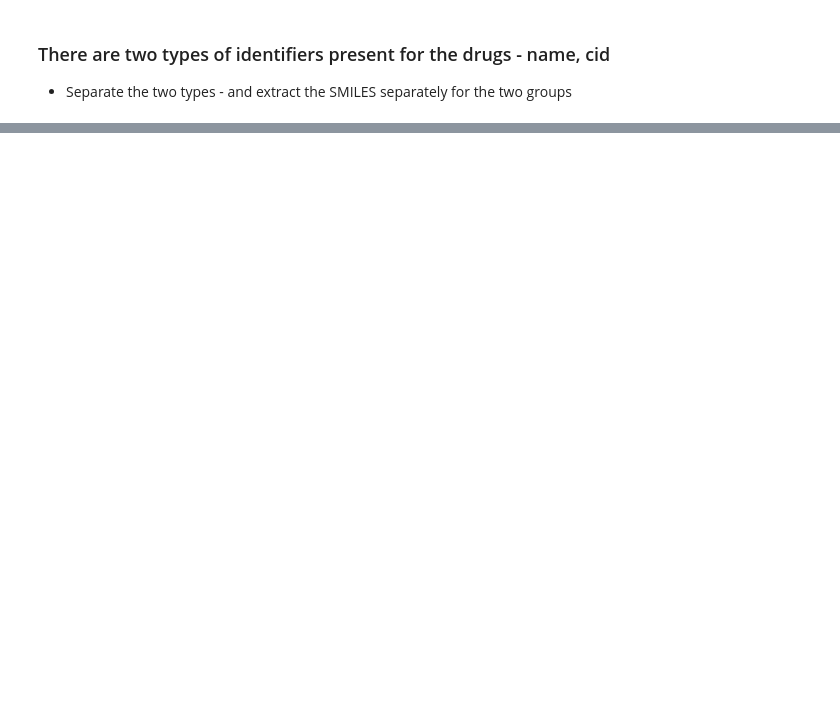
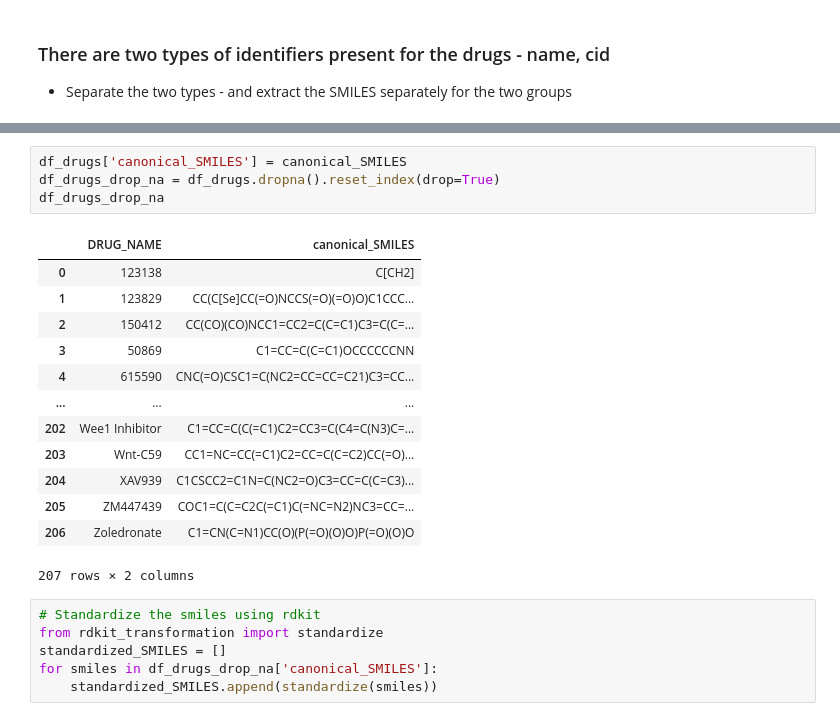
Before and after one commit to debnathk/dleps, a Jupyter notebook: code/DLEPS/reference_drug/gdsc_drugs_preprocessing.ipynb, the cells around one changed output, grey strips where cells are left out. Saved outputs shown, nothing was run; the diff lists cells and outputs as text; blank space fills up the shorter version.

```diff
--- a/code/DLEPS/reference_drug/gdsc_drugs_preprocessing.ipynb
+++ b/code/DLEPS/reference_drug/gdsc_drugs_preprocessing.ipynb
@@ -64,0 +120,24 @@ CC(=O)OC1=CC=CC=C1C(=O)O
+# %%
+df_drugs['canonical_SMILES'] = canonical_SMILES
+df_drugs_drop_na = df_drugs.dropna().reset_index(drop=True)
+df_drugs_drop_na
+# %% [output]
+|  | DRUG_NAME | canonical_SMILES |
+| 0 | 123138 | C[CH2] |
+| 1 | 123829 | CC(C[Se]CC(=O)NCCS(=O)(=O)O)C1CCC... |
+| 2 | 150412 | CC(CO)(CO)NCC1=CC2=C(C=C1)C3=C(C=... |
+| 3 | 50869 | C1=CC=C(C=C1)OCCCCCCNN |
+| 4 | 615590 | CNC(=O)CSC1=C(NC2=CC=CC=C21)C3=CC... |
+| ... | ... | ... |
+| 202 | Wee1 Inhibitor | C1=CC=C(C(=C1)C2=CC3=C(C4=C(N3)C=... |
+| 203 | Wnt-C59 | CC1=NC=CC(=C1)C2=CC=C(C=C2)CC(=O)... |
+| 204 | XAV939 | C1CSCC2=C1N=C(NC2=O)C3=CC=C(C=C3)... |
+| 205 | ZM447439 | COC1=C(C=C2C(=C1)C(=NC=N2)NC3=CC=... |
+| 206 | Zoledronate | C1=CN(C=N1)CC(O)(P(=O)(O)O)P(=O)(O)O |
+207 rows × 2 columns
+# %%
+# Standardize the smiles using rdkit
+from rdkit_transformation import standardize
+standardized_SMILES = []
+for smiles in df_drugs_drop_na['canonical_SMILES']:
+    standardized_SMILES.append(standardize(smiles))
```
Also changed, not shown: parts of 8 cells of this notebook, 4 other files.
